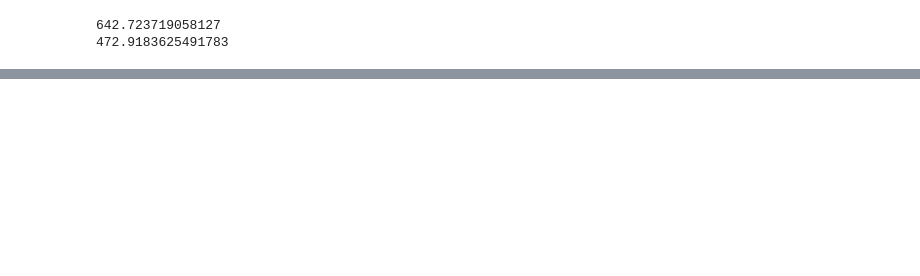
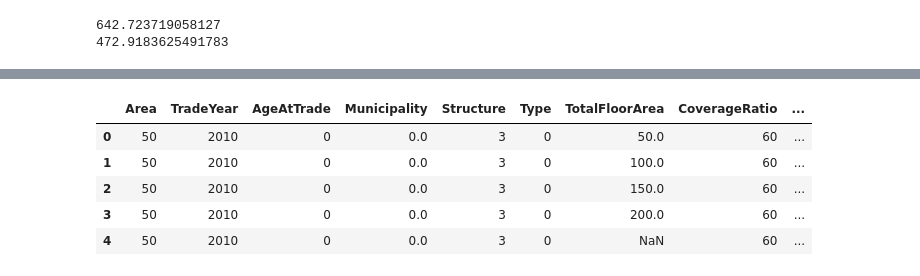
Before and after one commit to T-A0K1/real_estate_datas, a Jupyter notebook: data_analysis/statistic_analysis(LGBM).ipynb, the cells around one changed output, grey strips where cells are left out. Cells and saved outputs as stored; diff of their text form; code cells hidden in the pictures; blank space fills up the shorter version.

```diff
--- a/data_analysis/statistic_analysis(LGBM).ipynb
+++ b/data_analysis/statistic_analysis(LGBM).ipynb
@@ -261,5 +233,5 @@ Index(['宅地(土地と建物)', '中古マンション等'], dtype='object')
 # %%
-df_dumm_2 = df_dummy_m.query('Type==0 and TradeYear==2020 and  AgeAtTrade<30')
+df_dumm_2 = df_dummy_m.copy()#.query('Type==0 and TradeYear==2020 and  AgeAtTrade<30')
 df_dumm_2['TradePrice'] = model.predict(df_dumm_2)
 df_dumm_2.shape
 # %% [output]
@@ -360,0 +263,9 @@ df_base.query("Area<80 and Area>60 and  AgeAtTrade<10 and Municipality=='横浜
+# %%
+df_dumm_2.head()
+# %% [output]
+|  | Area | TradeYear | AgeAtTrade | Municipality | Structure | Type | TotalFloorArea | CoverageRatio | ... |
+| 0 | 50 | 2010 | 0 | 0.0 | 3 | 0 | 50.0 | 60 | ... |
+| 1 | 50 | 2010 | 0 | 0.0 | 3 | 0 | 100.0 | 60 | ... |
+| 2 | 50 | 2010 | 0 | 0.0 | 3 | 0 | 150.0 | 60 | ... |
+| 3 | 50 | 2010 | 0 | 0.0 | 3 | 0 | 200.0 | 60 | ... |
+| 4 | 50 | 2010 | 0 | 0.0 | 3 | 0 | NaN | 60 | ... |
```
Also changed, not shown: parts of 27 cells of this notebook, 2 other files.
